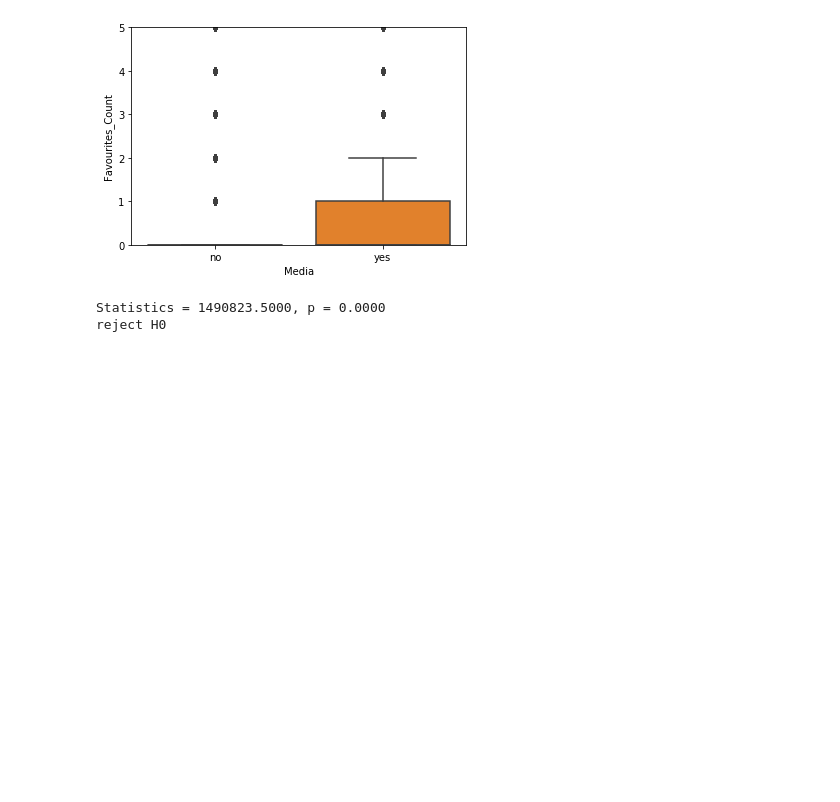
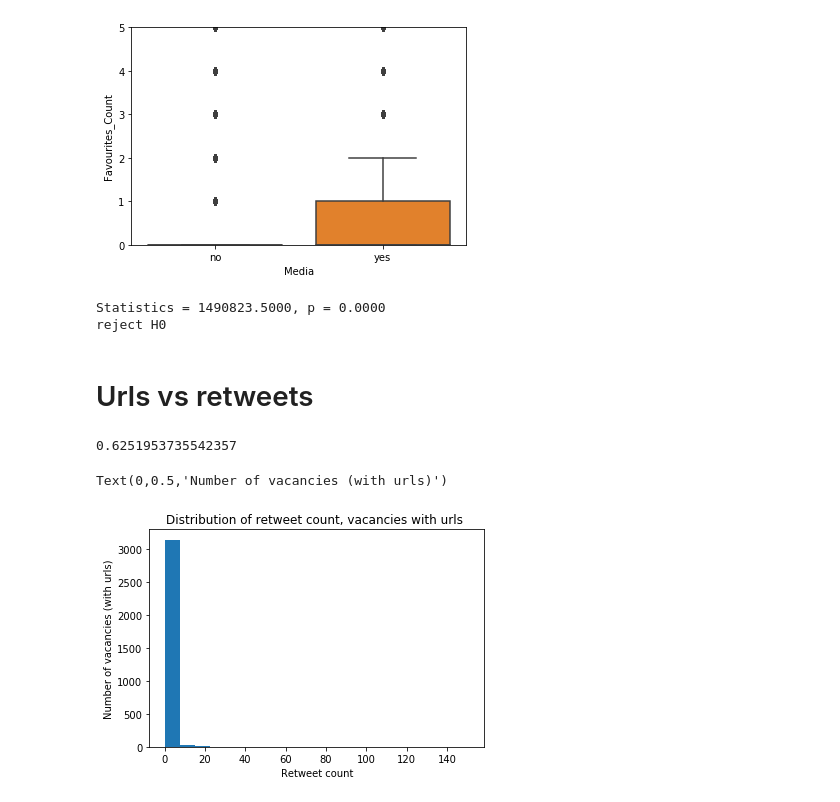
Before and after one commit to HannahPinson/twitterThesisProjects, a Jupyter notebook: analyzingTweets.ipynb, the cells around one changed output. Saved outputs shown, nothing was run; the diff lists cells and outputs as text; code cells hidden in the pictures; blank space fills up the shorter version.

```diff
--- a/analyzingTweets.ipynb
+++ b/analyzingTweets.ipynb
@@ -347,3 +346,6 @@ print(media.shape)
 # %% [output]
 (15190, 18)
 (1605, 18)
+# %%
+no_urls = vacancies_dataset.loc[(vacancies_dataset['Urls'] == 'no') ]
+urls = vacancies_dataset.loc[(vacancies_dataset['Urls'] == 'yes') ]
@@ -434,3 +439,22 @@ else:
 # %% [output]
 Statistics = 1490823.5000, p = 0.0000
 reject H0
+# %% [markdown]
+# Urls vs retweets
+# %%
+# Downsample majority class
+downsampled_urls = resample(urls,
+                       replace=False,    # sample without replacement
+                       n_samples=no_urls.shape[0]) # reproducible results
+
+
+print(np.mean(downsampled_urls['Retweets_Count']))
+
+plt.hist(downsampled_urls['Retweets_Count'], bins=20)
+plt.title('Distribution of retweet count, vacancies with urls ')
+plt.xlabel('Retweet count')
+plt.ylabel('Number of vacancies (with urls)')
+# %% [output]
+0.6251953735542357
+Text(0,0.5,'Number of vacancies (with urls)')
+[figure, added]
```
Also changed, not shown: parts of 30 cells of this notebook, 1 other file.
